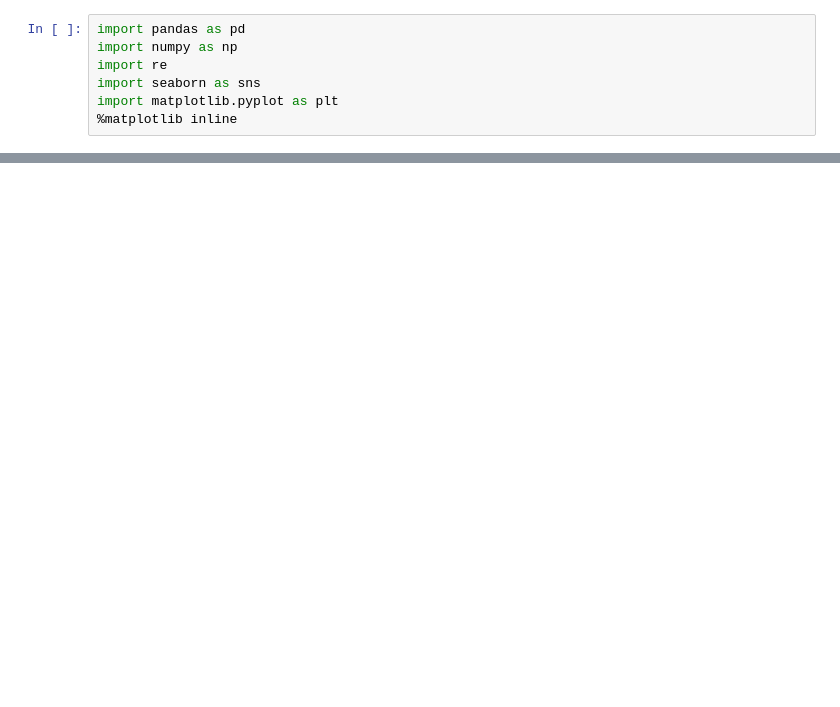
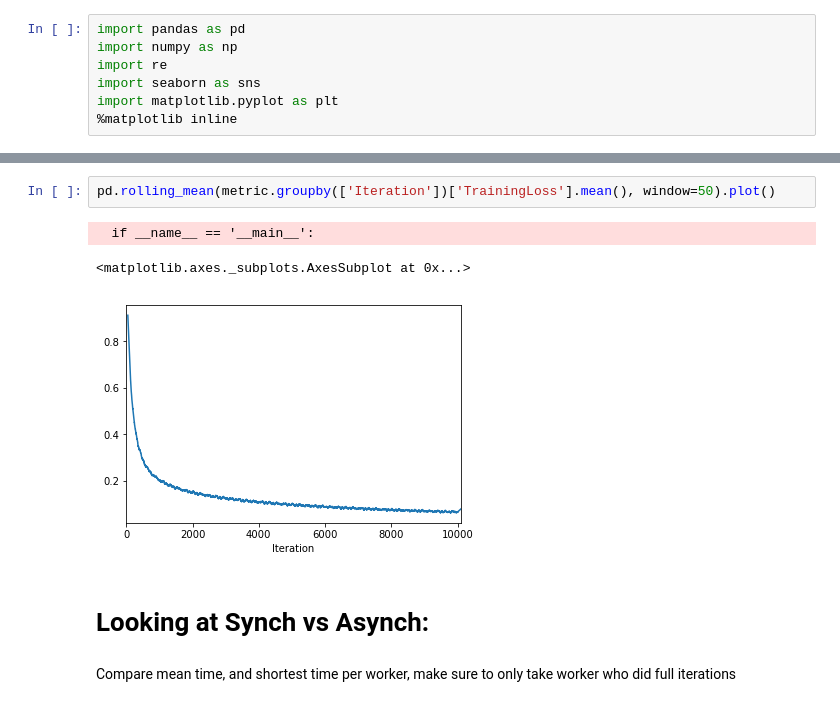
Before and after one commit to lguillain/Data-Analysis-Systems, a Jupyter notebook: WorkerAnalysis.ipynb, the cells around one changed output, grey strips where cells are left out. Saved outputs shown, nothing was run; the diff lists cells and outputs as text; blank space fills up the shorter version.

```diff
--- a/WorkerAnalysis.ipynb
+++ b/WorkerAnalysis.ipynb
@@ -118,0 +190,10 @@ for i in [1, 0.1, 0.01, 0.001]:
+# %%
+pd.rolling_mean(metric.groupby(['Iteration'])['TrainingLoss'].mean(), window=50).plot()
+# %% [output]
+  if __name__ == '__main__':
+<matplotlib.axes._subplots.AxesSubplot at 0x...>
+[figure, added]
+# %% [markdown]
+# Looking at Synch vs Asynch:
+# %% [markdown]
+Compare mean time, and shortest time per worker, make sure to only take worker who did full iterations
```
Also changed, not shown: parts of 40 cells of this notebook.
